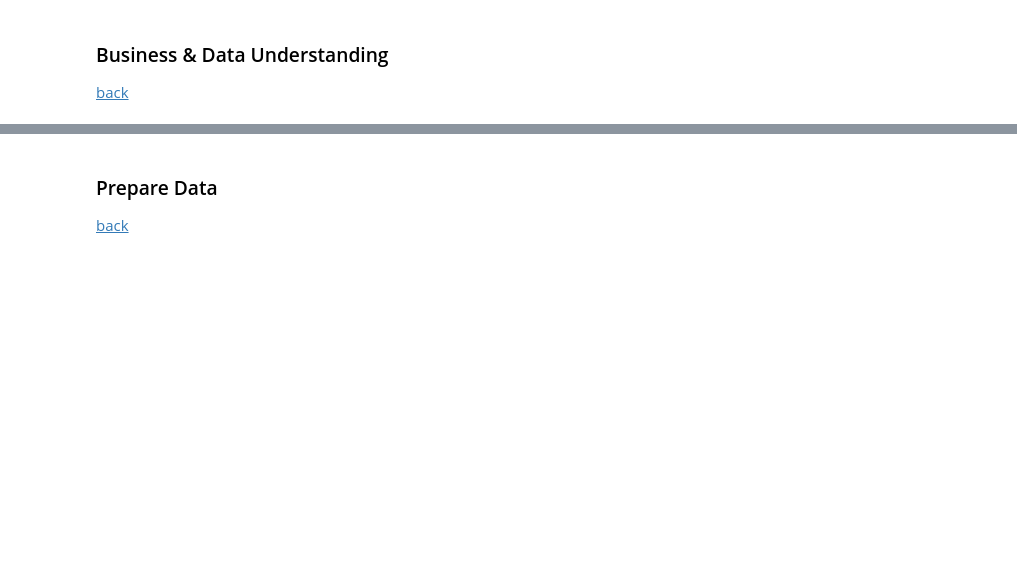
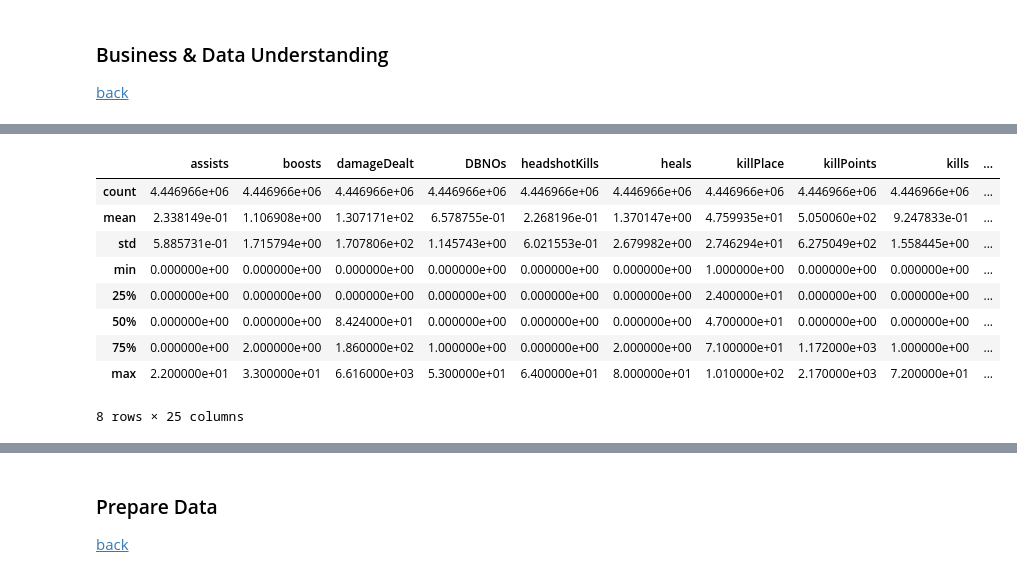
Before and after one commit to FelixKler/Write-a-Data-Science-Blog-Post, a Jupyter notebook: write_a_data_science_blog_post.ipynb, the cells around one changed output, grey strips where cells are left out. Saved outputs shown, nothing was run; the diff lists cells and outputs as text; code cells hidden in the pictures; blank space fills up the shorter version.

```diff
--- a/write_a_data_science_blog_post.ipynb
+++ b/write_a_data_science_blog_post.ipynb
@@ -17,0 +56,13 @@ https://www.kaggle.com/c/pubg-finish-placement-prediction/overview
+# %%
+train.describe()
+# %% [output]
+|  | assists | boosts | damageDealt | DBNOs | headshotKills | heals | killPlace | killPoints | kills | ... |
+| count | 4.446966e+06 | 4.446966e+06 | 4.446966e+06 | 4.446966e+06 | 4.446966e+06 | 4.446966e+06 | 4.446966e+06 | 4.446966e+06 | 4.446966e+06 | ... |
+| mean | 2.338149e-01 | 1.106908e+00 | 1.307171e+02 | 6.578755e-01 | 2.268196e-01 | 1.370147e+00 | 4.759935e+01 | 5.050060e+02 | 9.247833e-01 | ... |
+| std | 5.885731e-01 | 1.715794e+00 | 1.707806e+02 | 1.145743e+00 | 6.021553e-01 | 2.679982e+00 | 2.746294e+01 | 6.275049e+02 | 1.558445e+00 | ... |
+| min | 0.000000e+00 | 0.000000e+00 | 0.000000e+00 | 0.000000e+00 | 0.000000e+00 | 0.000000e+00 | 1.000000e+00 | 0.000000e+00 | 0.000000e+00 | ... |
+| 25% | 0.000000e+00 | 0.000000e+00 | 0.000000e+00 | 0.000000e+00 | 0.000000e+00 | 0.000000e+00 | 2.400000e+01 | 0.000000e+00 | 0.000000e+00 | ... |
+| 50% | 0.000000e+00 | 0.000000e+00 | 8.424000e+01 | 0.000000e+00 | 0.000000e+00 | 0.000000e+00 | 4.700000e+01 | 0.000000e+00 | 0.000000e+00 | ... |
+| 75% | 0.000000e+00 | 2.000000e+00 | 1.860000e+02 | 1.000000e+00 | 0.000000e+00 | 2.000000e+00 | 7.100000e+01 | 1.172000e+03 | 1.000000e+00 | ... |
+| max | 2.200000e+01 | 3.300000e+01 | 6.616000e+03 | 5.300000e+01 | 6.400000e+01 | 8.000000e+01 | 1.010000e+02 | 2.170000e+03 | 7.200000e+01 | ... |
+8 rows × 25 columns
```
Also changed, not shown: parts of 9 cells of this notebook.
